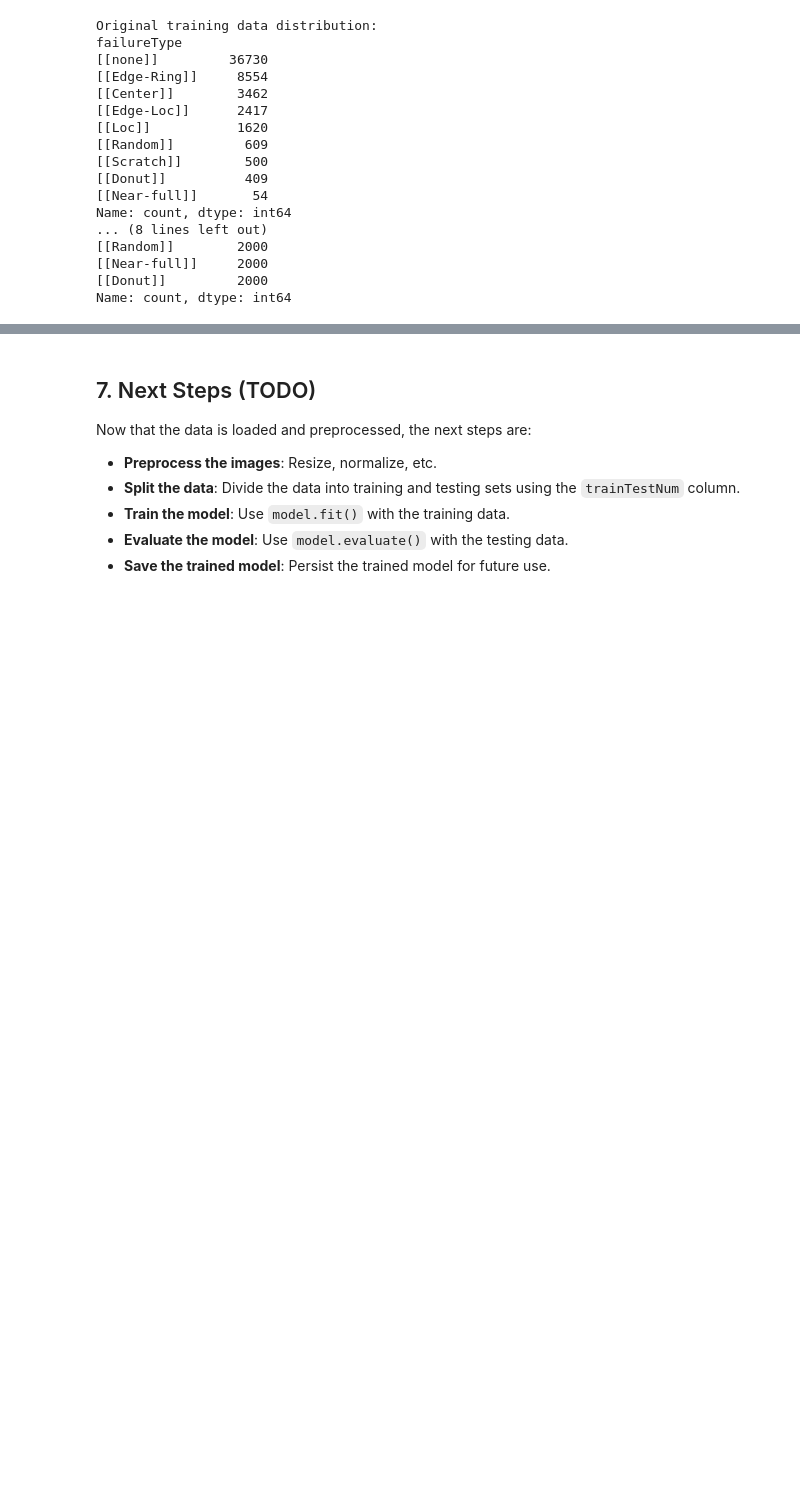
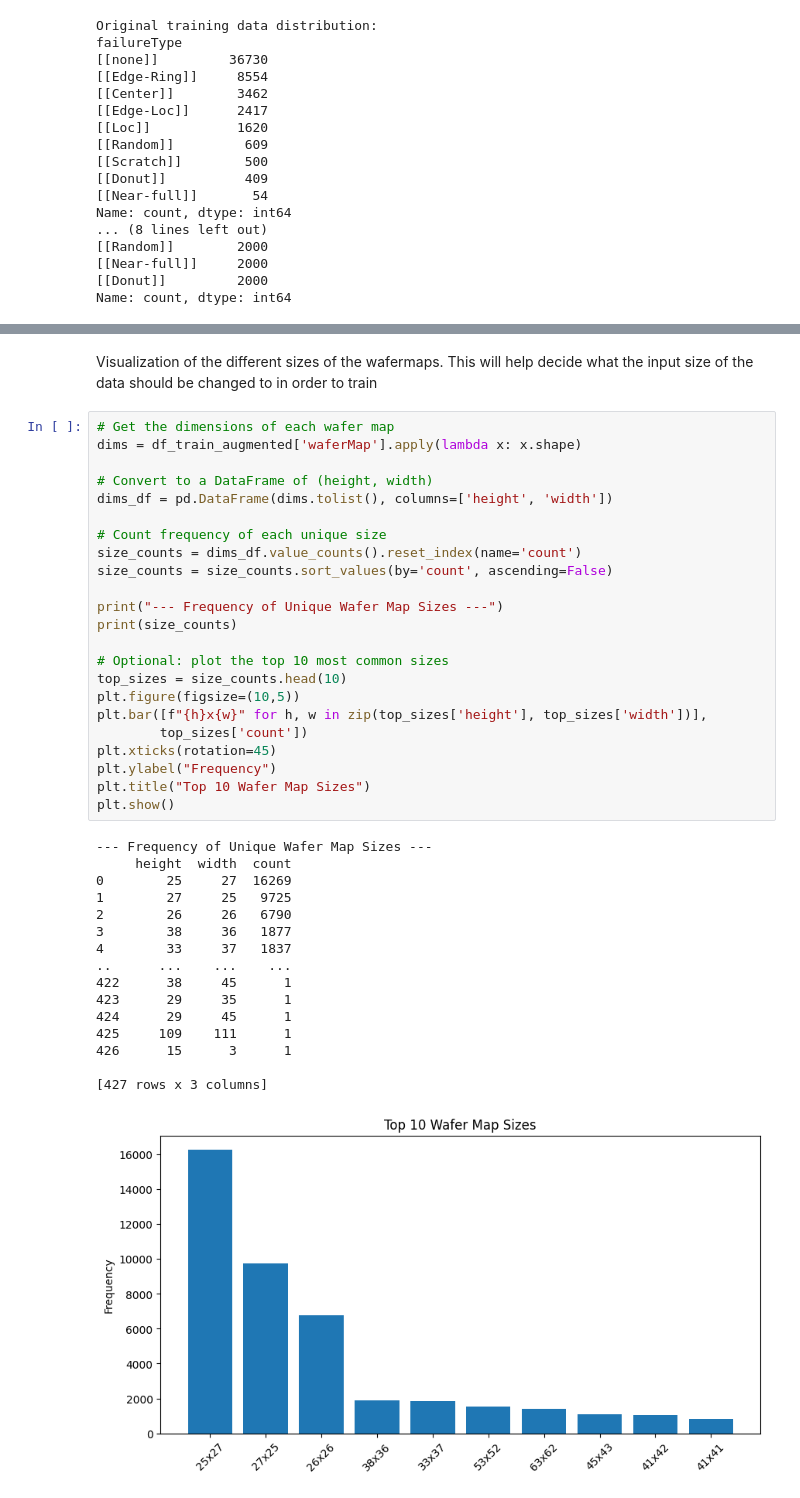
Before and after one commit to JenitonA/Wafer-Defect-AI, a Jupyter notebook: src/WaferDefectDetection.ipynb, the cells around one changed output, grey strips where cells are left out. Cells and saved outputs as stored; diff of their text form; blank space fills up the shorter version.

```diff
--- a/src/WaferDefectDetection.ipynb
+++ b/src/WaferDefectDetection.ipynb
@@ -264,10 +266,42 @@ plt.show()
-# %% [markdown]
-## 7. Next Steps (TODO)
-
-Now that the data is loaded and preprocessed, the next steps are:
-
-- **Preprocess the images**: Resize, normalize, etc.
-- **Split the data**: Divide the data into training and testing sets using the `trainTestNum` column.
-- **Train the model**: Use `model.fit()` with the training data.
-- **Evaluate the model**: Use `model.evaluate()` with the testing data.
-- **Save the trained model**: Persist the trained model for future use.
+# %% [markdown]
+Visualization of the different sizes of the wafermaps. This will help decide what the input size of the data should be changed to in order to train
+# %%
+# Get the dimensions of each wafer map
+dims = df_train_augmented['waferMap'].apply(lambda x: x.shape)
+
+# Convert to a DataFrame of (height, width)
+dims_df = pd.DataFrame(dims.tolist(), columns=['height', 'width'])
+
+# Count frequency of each unique size
+size_counts = dims_df.value_counts().reset_index(name='count')
+size_counts = size_counts.sort_values(by='count', ascending=False)
+
+print("--- Frequency of Unique Wafer Map Sizes ---")
+print(size_counts)
+
+# Optional: plot the top 10 most common sizes
+top_sizes = size_counts.head(10)
+plt.figure(figsize=(10,5))
+plt.bar([f"{h}x{w}" for h, w in zip(top_sizes['height'], top_sizes['width'])],
+        top_sizes['count'])
+plt.xticks(rotation=45)
+plt.ylabel("Frequency")
+plt.title("Top 10 Wafer Map Sizes")
+plt.show()
+# %% [output]
+--- Frequency of Unique Wafer Map Sizes ---
+     height  width  count
+0        25     27  16269
+1        27     25   9725
+2        26     26   6790
+3        38     36   1877
+4        33     37   1837
+..      ...    ...    ...
+422      38     45      1
+423      29     35      1
+424      29     45      1
+425     109    111      1
+426      15      3      1
+
+[427 rows x 3 columns]
+[figure, added]
```
Also changed, not shown: parts of 16 cells of this notebook.
